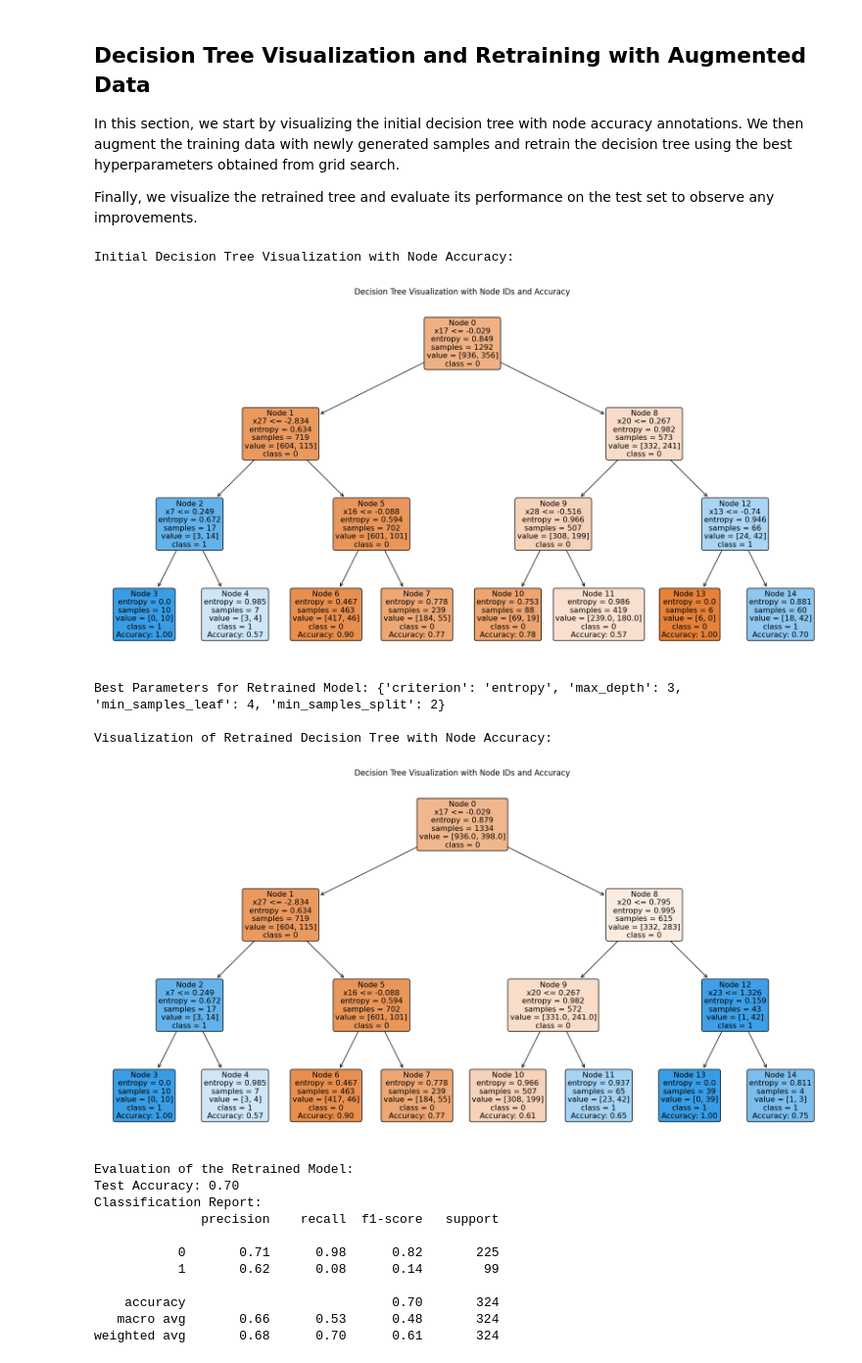
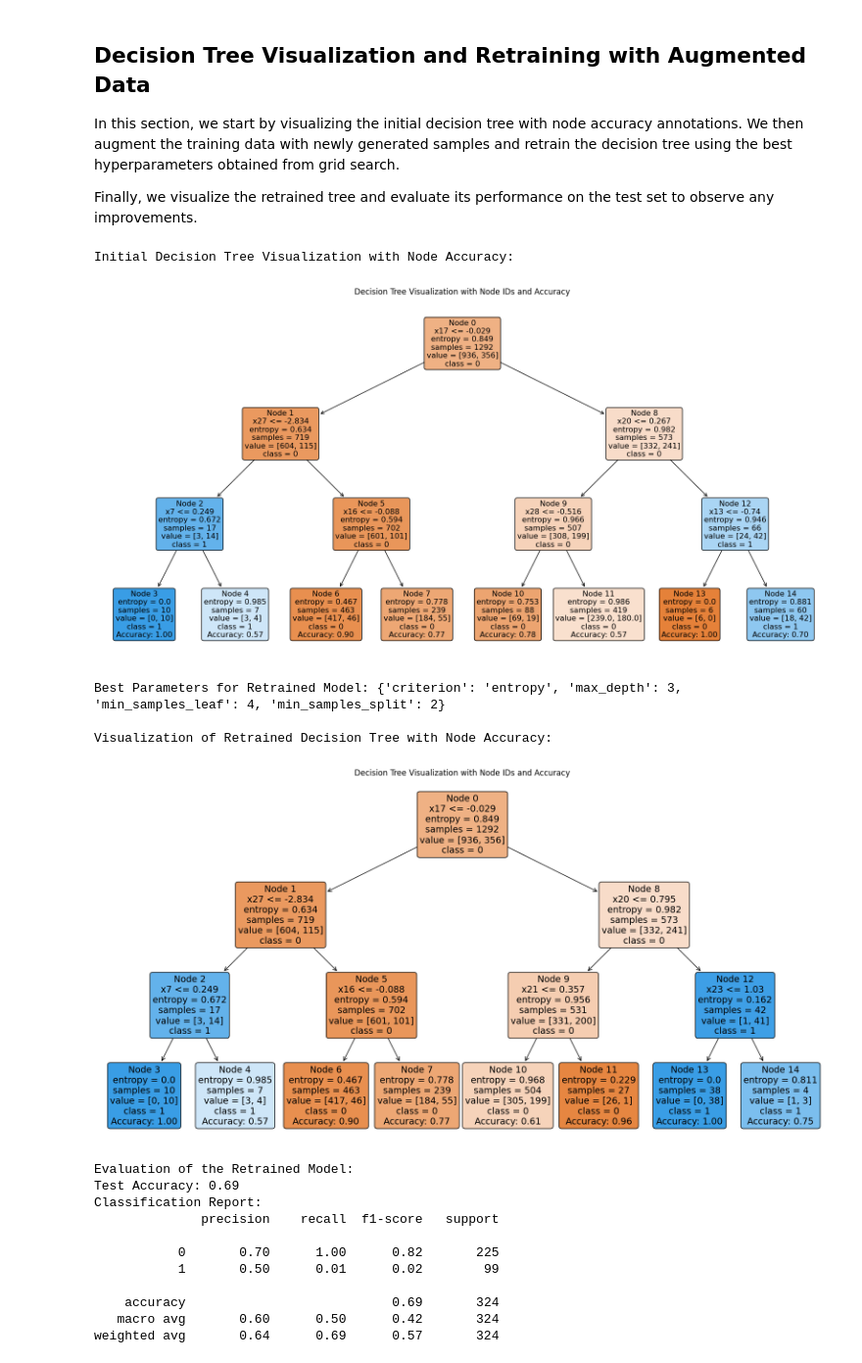
Before and after one commit to AsifAhmedShodip/MyRecourseProject, a Jupyter notebook: notebooks/ACES_dataset_decision_tree.ipynb, the cells around one changed output. Shown at 98% size. Saved outputs shown, nothing was run; the diff lists cells and outputs as text; code cells hidden in the pictures.

```diff
--- a/notebooks/ACES_dataset_decision_tree.ipynb
+++ b/notebooks/ACES_dataset_decision_tree.ipynb
@@ -66,7 +157,8 @@ def perform_grid_search(X_train, y_train):
         'max_depth': [3, 5, 10, None],
         'min_samples_split': [2, 5, 10],
         'min_samples_leaf': [1, 2, 4],
-        'criterion': ['gini', 'entropy']
+        'criterion': ['gini', 'entropy'],
+        # 'class_weight': [{0: 1, 1: 10}]
     }
     dt = DecisionTreeClassifier(random_state=42)
     grid_search = GridSearchCV(estimator=dt, param_grid=param_grid, cv=5, scoring='accuracy', verbose=0, n_jobs=-1)
@@ -270,0 +746,13 @@ Number of generated samples: 42
+# %%
+# Drop the original class 1 samples from node 14 in the training data
+X_train_replaced = X_train.drop(node_14_data.index)
+
+# Add the newly generated samples to the training data
+X_train_replaced = pd.concat([X_train_replaced, generated_samples.drop(columns=['label'])], ignore_index=True)
+
+# Update the labels accordingly
+y_train_replaced = y_train.drop(node_14_data.index)
+y_train_replaced = pd.concat([y_train_replaced, generated_samples['label']], ignore_index=True)
+
+print(f"Training data size after replacement: {X_train_replaced.shape}")
+print(f"Label size after replacement: {y_train_replaced.shape}")
@@ -276,47 +767,43 @@ Finally, we visualize the retrained tree and evaluate its performance on the tes
 # %%
 # Plot the initial decision tree with node accuracy
 print("\nInitial Decision Tree Visualization with Node Accuracy:")
 num_features = X_train.shape[1]
 feature_names = [f"x{index}" for index in range(num_features)]
 visualize_tree_with_node_accuracy(best_model, node_accuracies, feature_names)
 
-# Combine the generated samples with the original training data
-X_train_augmented = pd.concat([X_train, generated_samples.drop(columns=['label'])], ignore_index=True)
-y_train_augmented = pd.concat([y_train, generated_samples['label']], ignore_index=True)
-
-# Perform grid search on the augmented data
-grid_search_augmented = perform_grid_search(X_train_augmented, y_train_augmented)
+# Perform grid search on the newly replaced training data
+grid_search_augmented = perform_grid_search(X_train_replaced, y_train_replaced)
 print(f"Best Parameters for Retrained Model: {grid_search_augmented.best_params_}")
 
 # Retrain the model with the best parameters from grid search
-best_retrained_model = train_best_model(grid_search_augmented, X_train_augmented, y_train_augmented)
+best_retrained_model = train_best_model(grid_search_augmented, X_train_replaced, y_train_replaced)
 
 # Calculate node accuracy for the retrained model
-node_accuracies_retrained = calculate_node_accuracy(best_retrained_model, X_train_augmented, y_train_augmented)
+node_accuracies_retrained = calculate_node_accuracy(best_retrained_model, X_train_replaced, y_train_replaced)
 
 # Plot the retrained decision tree with node accuracy
 print("\nVisualization of Retrained Decision Tree with Node Accuracy:")
 visualize_tree_with_node_accuracy(best_retrained_model, node_accuracies_retrained, feature_names)
 
 # Evaluate the retrained model on the test set
 print("\nEvaluation of the Retrained Model:")
 evaluate_model(best_retrained_model, X_test, y_test)
 # %% [output]
 Initial Decision Tree Visualization with Node Accuracy:
 [figure]
 Best Parameters for Retrained Model: {'criterion': 'entropy', 'max_depth': 3, 'min_samples_leaf': 4, 'min_samples_split': 2}
 
 Visualization of Retrained Decision Tree with Node Accuracy:
-[figure, old version]
+[figure, new version]
 Evaluation of the Retrained Model:
-Test Accuracy: 0.70
+Test Accuracy: 0.69
 Classification Report:
               precision    recall  f1-score   support
 
-           0       0.71      0.98      0.82       225
-           1       0.62      0.08      0.14        99
+           0       0.70      1.00      0.82       225
+           1       0.50      0.01      0.02        99
 
-    accuracy                           0.70       324
-   macro avg       0.66      0.53      0.48       324
-weighted avg       0.68      0.70      0.61       324
+    accuracy                           0.69       324
+   macro avg       0.60      0.50      0.42       324
+weighted avg       0.64      0.69      0.57       324
 [figure]
```
Also changed, not shown: parts of 33 cells of this notebook, 4 other files.
